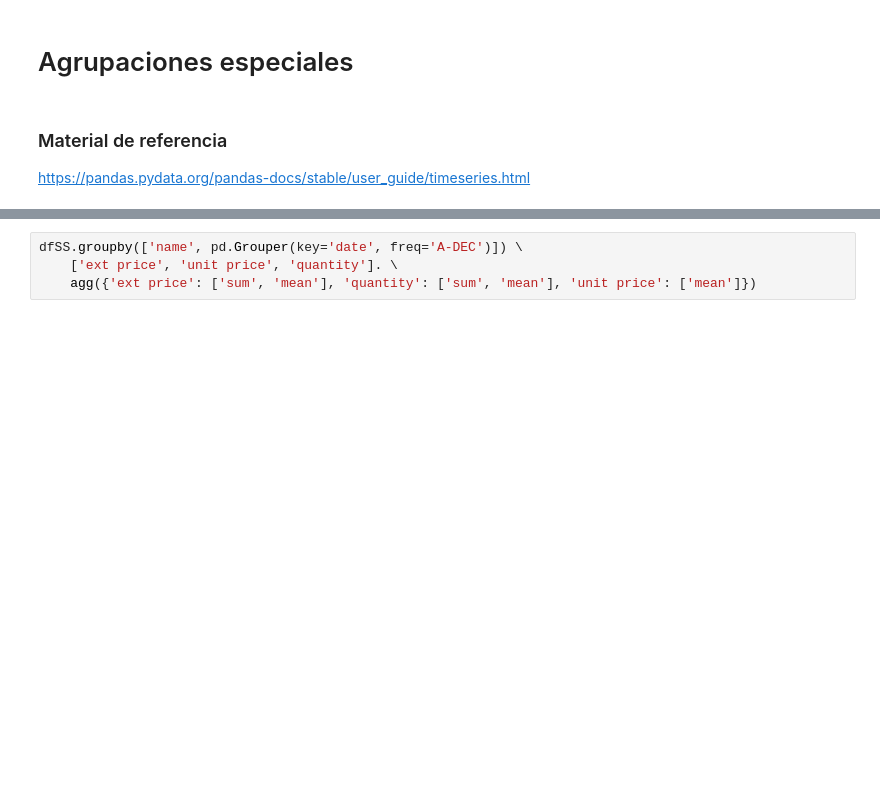
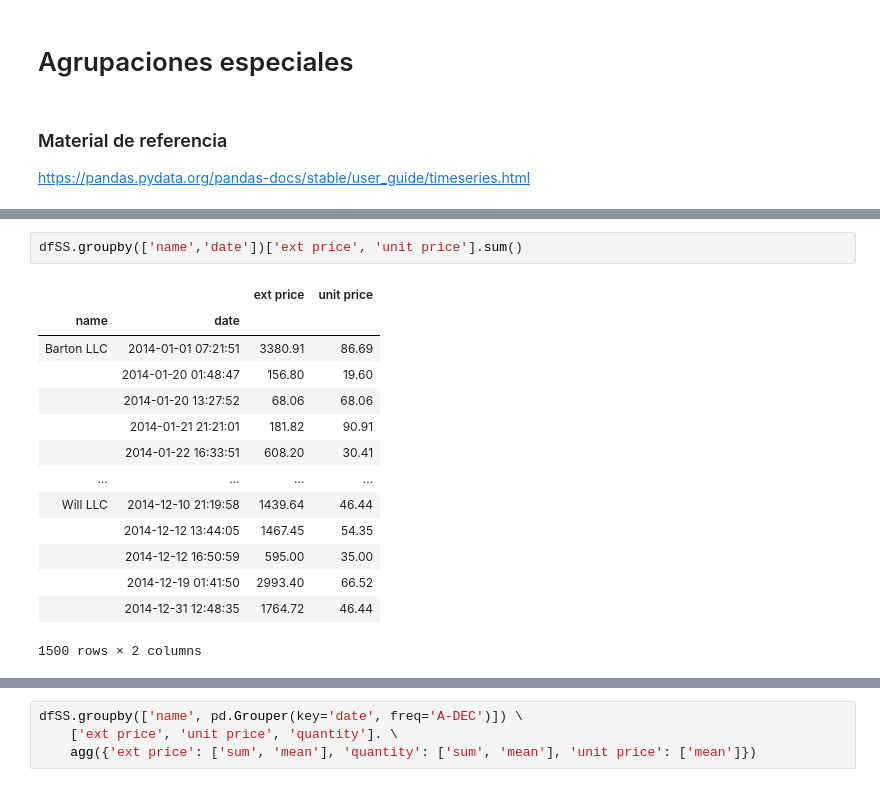
Before and after one commit to RafaelHarispe/WorkShopDS, a Jupyter notebook: Multi Index GrpBy.ipynb, the cells around one changed output, grey strips where cells are left out. Cells and saved outputs as stored; diff of their text form; blank space fills up the shorter version.

```diff
--- a/Multi Index GrpBy.ipynb
+++ b/Multi Index GrpBy.ipynb
@@ -497,2 +562,19 @@ dfSS.set_index('date').groupby('name')["ext price", 'unit price'].resample("1Q")
+# %%
+dfSS.groupby(['name','date'])['ext price', 'unit price'].sum()
+# %% [output]
+|  |  | ext price | unit price |
+| name | date |  |  |
+| Barton LLC | 2014-01-01 07:21:51 | 3380.91 | 86.69 |
+|  | 2014-01-20 01:48:47 | 156.80 | 19.60 |
+|  | 2014-01-20 13:27:52 | 68.06 | 68.06 |
+|  | 2014-01-21 21:21:01 | 181.82 | 90.91 |
+|  | 2014-01-22 16:33:51 | 608.20 | 30.41 |
+| ... | ... | ... | ... |
+| Will LLC | 2014-12-10 21:19:58 | 1439.64 | 46.44 |
+|  | 2014-12-12 13:44:05 | 1467.45 | 54.35 |
+|  | 2014-12-12 16:50:59 | 595.00 | 35.00 |
+|  | 2014-12-19 01:41:50 | 2993.40 | 66.52 |
+|  | 2014-12-31 12:48:35 | 1764.72 | 46.44 |
+1500 rows × 2 columns
 # %%
 dfSS.groupby(['name', pd.Grouper(key='date', freq='M')])['ext price', 'unit price'].sum()
```
Also changed, not shown: parts of 29 cells of this notebook, 4 other files.
